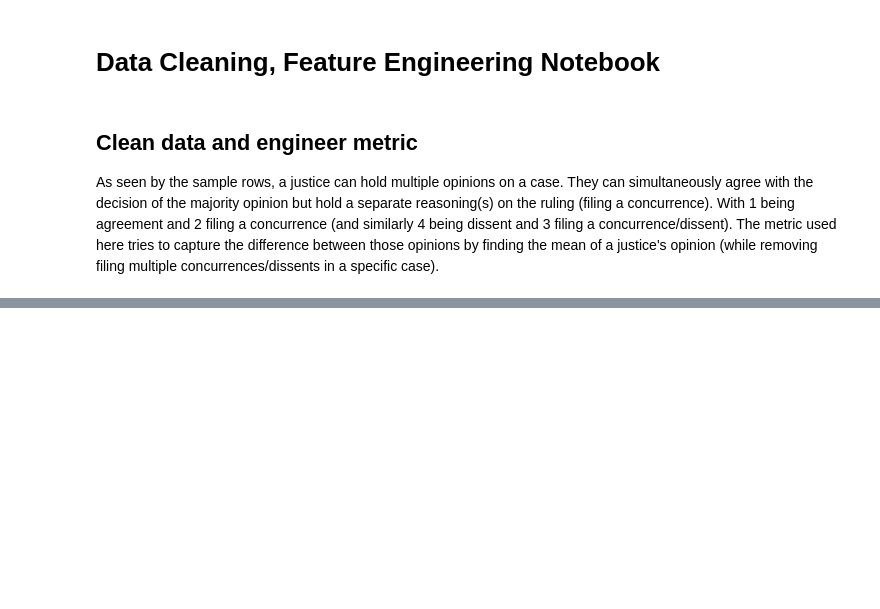
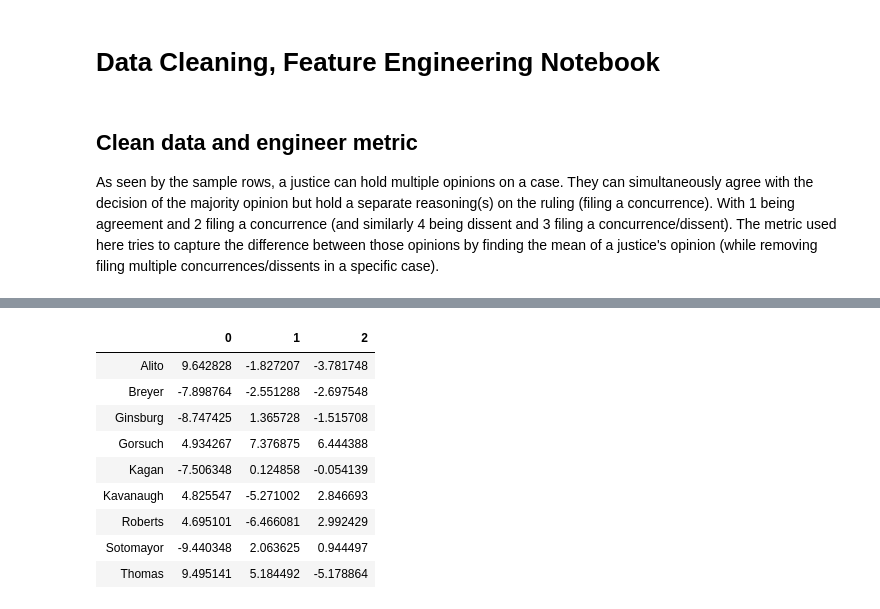
Before and after one commit to wplam107/scotus_rulings, a Jupyter notebook: dc_fe_notebook.ipynb, the cells around one changed output, grey strips where cells are left out. Drawn from its saved outputs; the diff is of its cells as text; code cells hidden in the pictures; blank space fills up the shorter version.

```diff
--- a/dc_fe_notebook.ipynb
+++ b/dc_fe_notebook.ipynb
@@ -122,0 +130,11 @@ adj_df
+# %%
+current = adj_df.iloc[:, -117:].drop(['Kennedy', "O'Connor", 'Rehnquist', 'Scalia', 'Souter', 'Stevens']).dropna(axis=1)
+# %%
+X = current.values
+# %%
+print('Explained Variance:')
+print('-------------------')
+for n in range(1, 10):
+    pca = PCA(n_components=n)
+    pca.fit_transform(X)
+    print(f'{n} components:', round(sum(list(pca.explained_variance_ratio_))*100, 2))
@@ -122,0 +153,16 @@ adj_df
+# %%
+pca = PCA(n_components=3)
+comps = pd.DataFrame(pca.fit_transform(X), index=current.index)
+# %%
+comps
+# %% [output]
+|  | 0 | 1 | 2 |
+| Alito | 9.642828 | -1.827207 | -3.781748 |
+| Breyer | -7.898764 | -2.551288 | -2.697548 |
+| Ginsburg | -8.747425 | 1.365728 | -1.515708 |
+| Gorsuch | 4.934267 | 7.376875 | 6.444388 |
+| Kagan | -7.506348 | 0.124858 | -0.054139 |
+| Kavanaugh | 4.825547 | -5.271002 | 2.846693 |
+| Roberts | 4.695101 | -6.466081 | 2.992429 |
+| Sotomayor | -9.440348 | 2.063625 | 0.944497 |
+| Thomas | 9.495141 | 5.184492 | -5.178864 |
```
Also changed, not shown: parts of 33 cells of this notebook.
